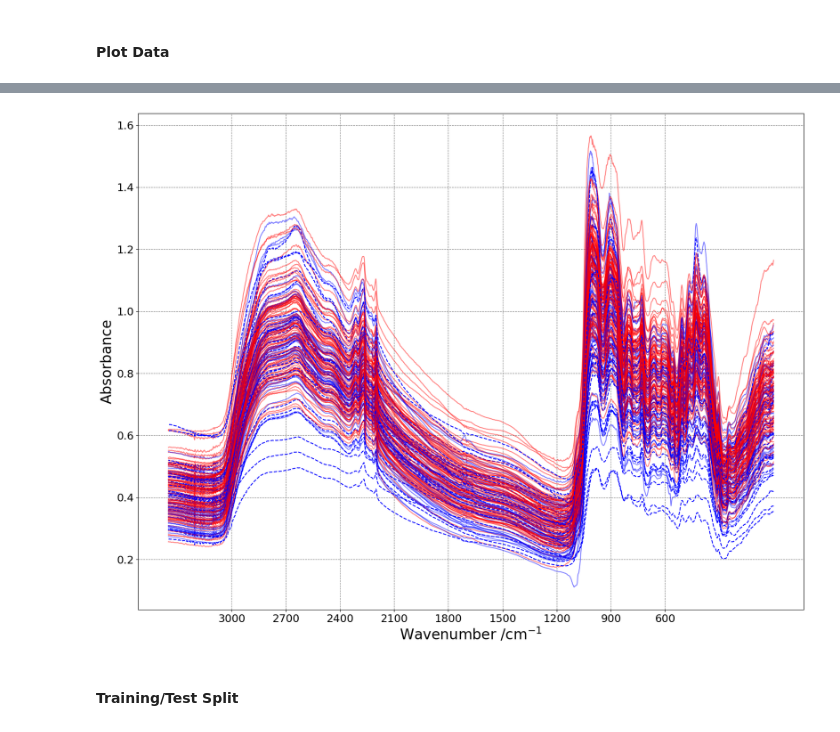
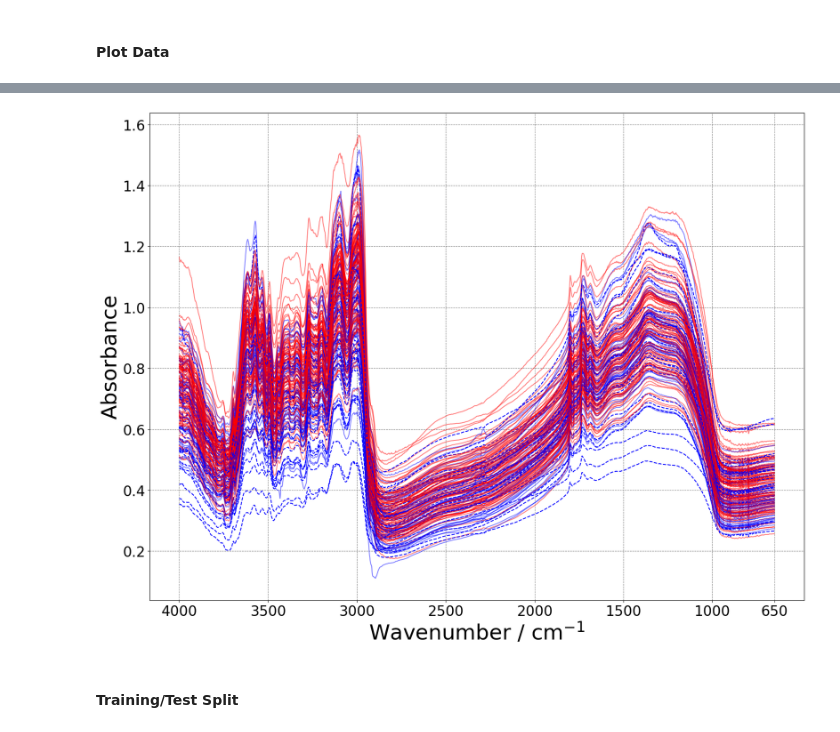
Before and after one commit to cbsither/triseriatus_mirs_paper, a Jupyter notebook: src/parity_status/preprocessing.ipynb, the cells around one changed output, grey strips where cells are left out. Drawn from its saved outputs; the diff is of its cells as text; code cells hidden in the pictures.

```diff
--- a/src/parity_status/preprocessing.ipynb
+++ b/src/parity_status/preprocessing.ipynb
@@ -219,38 +228,49 @@ plt.savefig('C:/Users/cbsit/Dropbox/WCU_Postdoctoral_Work/research/analysis/scra
 # %%
+# Define x-axis (wavenumbers) from 4000 down to 650 inclusive
+x = np.arange(4000, 650, -1)
 
-# Define wavenumber range
-x = np.arange(3000, 3000 - 2450, -1)
-
-# Plot processed spectra
 fig, ax = plt.subplots(figsize=(20, 15))
 
-# Iterate over each spectrum in the DataFrame and plot
+# Iterate over each row (spectrum) in filtered_df_sg_norm
 for index, row in filtered_df_sg_norm.iterrows():
-    if mdf.loc[index, 'notes/comments'] == 'parous':  # Check metadata for condition
+    # Check metadata in mdf
+    if mdf.loc[index, 'notes/comments'] == 'parous':
         if index in marks_droplist:
-            ax.plot(df.loc[index].values, color='red', linestyle='--')
+            ax.plot(x, df.loc[index].values, color='red', linestyle='--')
         elif index in droplist2:
-            ax.plot(df.loc[index].values, color='green', linewidth=2)
+            ax.plot(x, df.loc[index].values, color='green', linewidth=2)
         else:
-            ax.plot(df.loc[index].values, color='red', alpha=0.5)
+            ax.plot(x, df.loc[index].values, color='red', alpha=0.5)
     else:
         if index in marks_droplist:
-            ax.plot(df.loc[index].values, color='blue', linestyle='--')
+            ax.plot(x, df.loc[index].values, color='blue', linestyle='--')
         elif index in droplist2:
-            ax.plot(df.loc[index].values, color='green', linewidth=4)
+            ax.plot(x, df.loc[index].values, color='green', linewidth=4)
         else:
-            ax.plot(df.loc[index].values, color='blue', alpha=0.5)
+            ax.plot(x, df.loc[index].values, color='blue', alpha=0.5)
 
-# Add labels, ticks, and customize the grid
-plt.xlabel('Wavenumber /cm$^{-1}$', fontsize=24)
-plt.ylabel('Absorbance', fontsize=24)
-plt.xticks(np.arange(3000, 3000 - 2450, -300), fontsize=18)
-plt.yticks(fontsize=18)
+# Labeling
+plt.xlabel('Wavenumber / cm$^{-1}$', fontsize=36)
+plt.ylabel('Absorbance', fontsize=36)
+
+# If you want x-ticks from 4000 down to 500 every 500:
+# But since you only go to 650, let's go 4000 -> 3500 -> ... -> 650
+xticks_vals = [4000, 3500, 3000, 2500, 2000, 1500, 1000, 650]
+plt.xticks(xticks_vals, fontsize=24)
+
+plt.yticks(fontsize=24)
+
+# Invert x-axis so 4000 is on the left and 650 is on the right
 plt.gca().invert_xaxis()
+
 plt.grid(True, which='both', linestyle='--', color='gray')
 plt.gca().set_facecolor('white')
+
+# Save the figure
+plt.savefig('../../figures/untransformed_spectra.png', dpi=600)
+plt.show()
 # %% [output]
-[figure, old version]
+[figure, new version]
 # %% [markdown]
 #### Training/Test Split
 # %%
```
Also changed, not shown: parts of 4 cells of this notebook, 9 other files.
